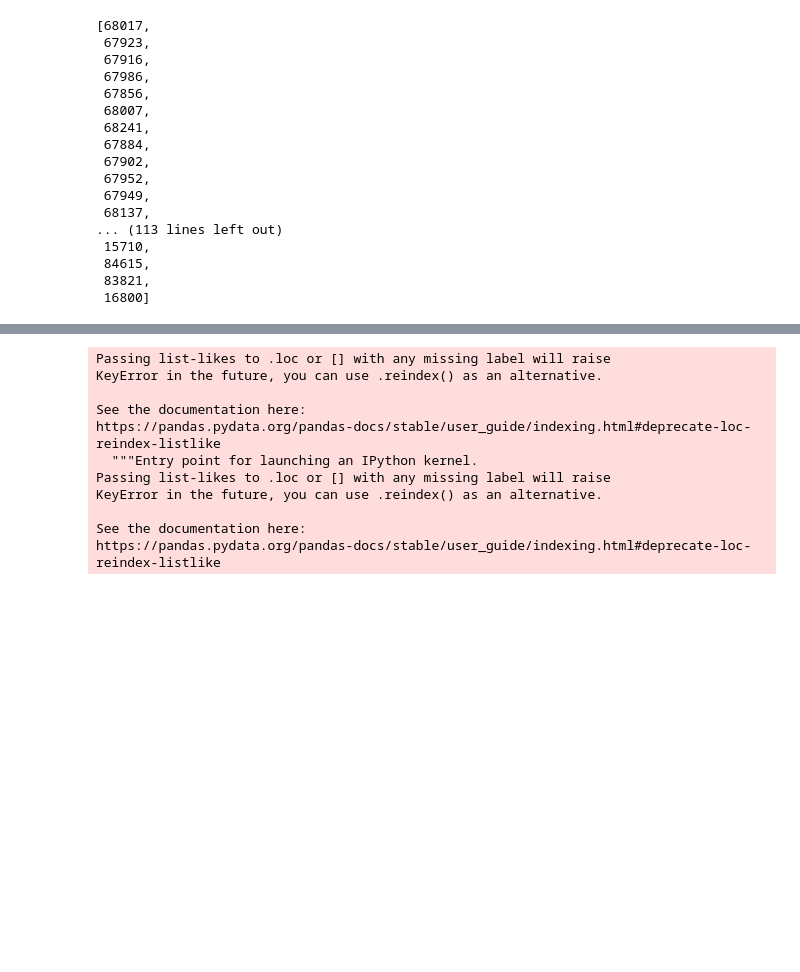
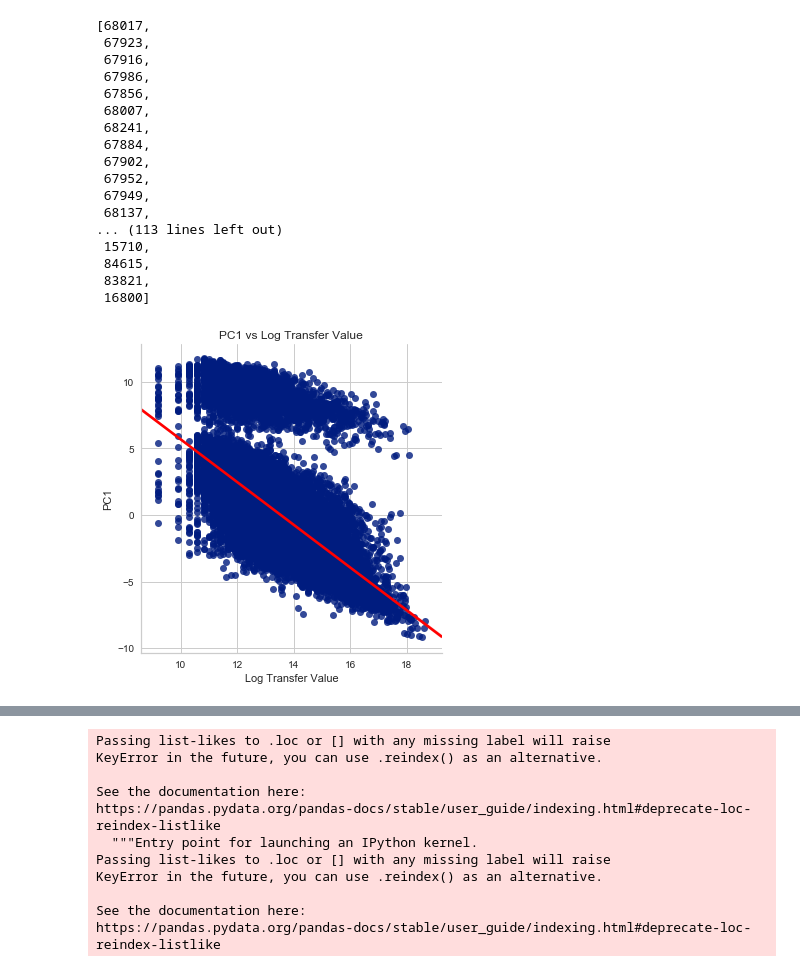
Before and after one commit to akochman/prem_league_analytics, a Jupyter notebook: scouting-report/arsenal-scouting.ipynb, the cells around one changed output, grey strips where cells are left out. Saved outputs shown, nothing was run; the diff lists cells and outputs as text; code cells hidden in the pictures; blank space fills up the shorter version.

```diff
--- a/scouting-report/arsenal-scouting.ipynb
+++ b/scouting-report/arsenal-scouting.ipynb
@@ -268,3 +268,20 @@ from sklearn.model_selection import train_test_split
 
 X = df_pca.drop(['log_value','value_eur', 'club', 'short_name'], axis=1)
 y = df_pca[['log_value']]
+# %%
+lm = sns.lmplot(x="log_value", y="pc1", data=df_pca, line_kws={'color': 'red'}, fit_reg=True)
+
+# Get hold of the `Axes` objects
+axes = lm.ax
+
+plt.title('PC1 vs Log Transfer Value')
+
+# Set x-axis label
+plt.xlabel('Log Transfer Value')
+# Set y-axis label
+plt.ylabel('PC1')
+
+# Show the plot
+plt.show()
+# %% [output]
+[figure, added]
```
Also changed, not shown: parts of 18 cells of this notebook, 4 other files.
